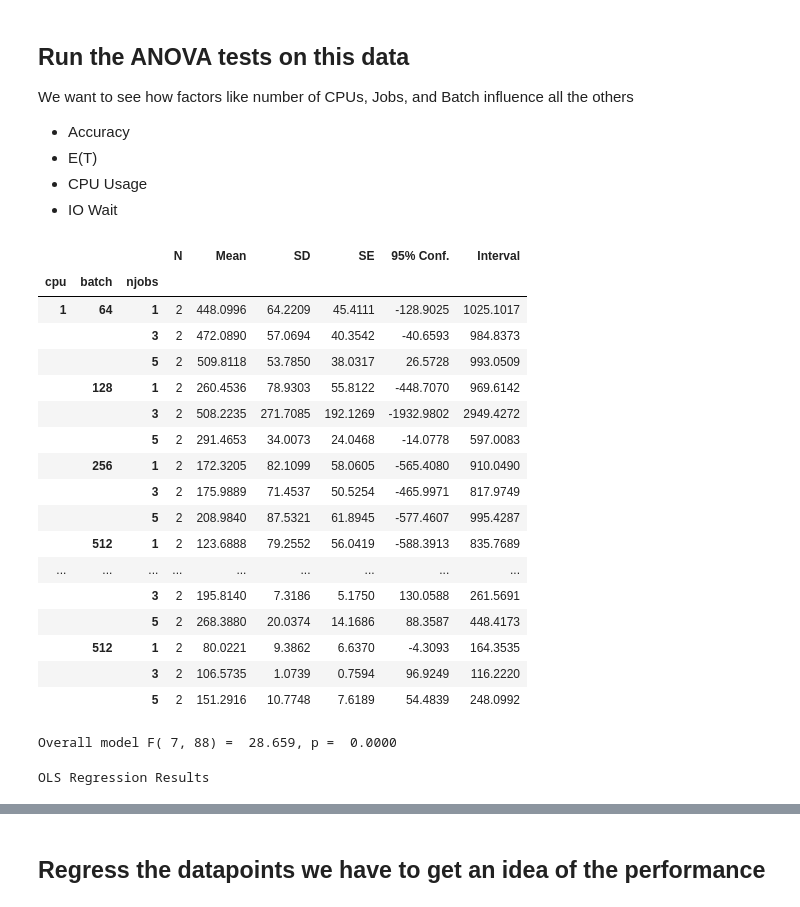
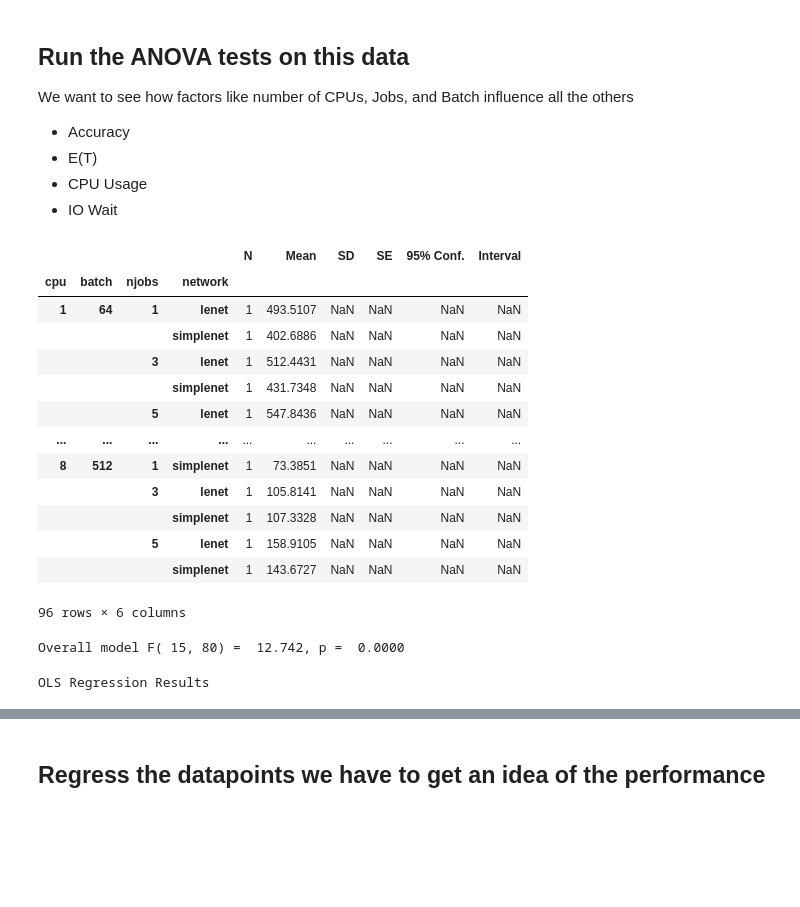
Before and after one commit to sharwinbobde/Courier-BigDL-Study, a Jupyter notebook: experiment-results.ipynb, the cells around one changed output, grey strips where cells are left out. Drawn from its saved outputs; the diff is of its cells as text; code cells hidden in the pictures; blank space fills up the shorter version.

```diff
--- a/experiment-results.ipynb
+++ b/experiment-results.ipynb
@@ -392,0 +574,34 @@ sns.barplot(x='batch', y='iowait_mean', data=results_df, ax=ax4);
+# %%
+def get_mu_disk(batch, jobs):
+    return coef_batch * batch + coef_jobs * jobs  + intercept
+
+# Take the mean of the mu as 120
+print('Get the predictions of the response time based on the batch and number of jobs')
+# Total time = Ncycles * (E(Tcpu) + E(t_disk))
+Tcpu = 0.045
+mu_cpu = 1/Tcpu
+
+res = {
+    'expected':[],
+    'actual':[]
+}
+
+for (batch, njobs), row in serv_df.iterrows():
+    # Measured time
+    T_true = row.time
+
+    # Apply the formula
+    l_disk = njobs * mu_cpu
+    mu_disk = get_mu_disk(batch, njobs)
+    Nt = (num_examples/batch) * num_epochs
+    Tdisk = 1/(mu_disk - l_disk)
+
+    T = Nt * (Tcpu + Tdisk)
+#     print(f'[Batch {batch}, Njobs {njobs}]--> Expected: {T}, Actual {T_true}')
+    res['expected'].append(T)
+    res['actual'].append(T_true)
+
+
+res = pd.DataFrame(res)
+
+res
@@ -410,9 +640,9 @@ def ANOVA(df: pd.DataFrame, y: str, use_all = False,verbose=False):
     if not use_all:
         # Plot the summary dataframe
         if verbose:
-            display(rp.summary_cont(results_df.groupby(['cpu', 'batch', 'njobs']))[y])
+            display(rp.summary_cont(results_df.groupby(['cpu', 'batch', 'njobs', 'network']))[y])
 
-        model = ols(f'{y} ~ cpu*batch*njobs', df).fit()
+        model = ols(f'{y} ~ cpu*batch*njobs*C(network)', df).fit()
 
     else:
         if y not in ['final_accuracy', 'time']:
@@ -429,33 +659,29 @@ def ANOVA(df: pd.DataFrame, y: str, use_all = False,verbose=False):
 
     res = sm.stats.anova_lm(model, typ=2)
 
-    return res
+    return res, model
 # %%
 # Simply change the output value for the y to the variable that you want to study
 # - iowait_mean
 # - final_accuracy
 # - time
 # - cpu_mean
-res = ANOVA(results_df, y='time', verbose=True)
+res, model = ANOVA(results_df, y='time', verbose=True)
 res
 # %% [output]
-|  |  |  | N | Mean | SD | SE | 95% Conf. | Interval |
-| cpu | batch | njobs |  |  |  |  |  |  |
-| 1 | 64 | 1 | 2 | 448.0996 | 64.2209 | 45.4111 | -128.9025 | 1025.1017 |
-|  |  | 3 | 2 | 472.0890 | 57.0694 | 40.3542 | -40.6593 | 984.8373 |
-|  |  | 5 | 2 | 509.8118 | 53.7850 | 38.0317 | 26.5728 | 993.0509 |
-|  | 128 | 1 | 2 | 260.4536 | 78.9303 | 55.8122 | -448.7070 | 969.6142 |
-|  |  | 3 | 2 | 508.2235 | 271.7085 | 192.1269 | -1932.9802 | 2949.4272 |
-|  |  | 5 | 2 | 291.4653 | 34.0073 | 24.0468 | -14.0778 | 597.0083 |
-|  | 256 | 1 | 2 | 172.3205 | 82.1099 | 58.0605 | -565.4080 | 910.0490 |
-|  |  | 3 | 2 | 175.9889 | 71.4537 | 50.5254 | -465.9971 | 817.9749 |
-|  |  | 5 | 2 | 208.9840 | 87.5321 | 61.8945 | -577.4607 | 995.4287 |
-|  | 512 | 1 | 2 | 123.6888 | 79.2552 | 56.0419 | -588.3913 | 835.7689 |
-| ... | ... | ... | ... | ... | ... | ... | ... | ... |
-|  |  | 3 | 2 | 195.8140 | 7.3186 | 5.1750 | 130.0588 | 261.5691 |
-|  |  | 5 | 2 | 268.3880 | 20.0374 | 14.1686 | 88.3587 | 448.4173 |
-|  | 512 | 1 | 2 | 80.0221 | 9.3862 | 6.6370 | -4.3093 | 164.3535 |
-|  |  | 3 | 2 | 106.5735 | 1.0739 | 0.7594 | 96.9249 | 116.2220 |
-|  |  | 5 | 2 | 151.2916 | 10.7748 | 7.6189 | 54.4839 | 248.0992 |
+|  |  |  |  | N | Mean | SD | SE | 95% Conf. | Interval |
+| cpu | batch | njobs | network |  |  |  |  |  |  |
+| 1 | 64 | 1 | lenet | 1 | 493.5107 | NaN | NaN | NaN | NaN |
+|  |  |  | simplenet | 1 | 402.6886 | NaN | NaN | NaN | NaN |
+|  |  | 3 | lenet | 1 | 512.4431 | NaN | NaN | NaN | NaN |
+|  |  |  | simplenet | 1 | 431.7348 | NaN | NaN | NaN | NaN |
+|  |  | 5 | lenet | 1 | 547.8436 | NaN | NaN | NaN | NaN |
+| ... | ... | ... | ... | ... | ... | ... | ... | ... | ... |
+| 8 | 512 | 1 | simplenet | 1 | 73.3851 | NaN | NaN | NaN | NaN |
+|  |  | 3 | lenet | 1 | 105.8141 | NaN | NaN | NaN | NaN |
+|  |  |  | simplenet | 1 | 107.3328 | NaN | NaN | NaN | NaN |
+|  |  | 5 | lenet | 1 | 158.9105 | NaN | NaN | NaN | NaN |
+|  |  |  | simplenet | 1 | 143.6727 | NaN | NaN | NaN | NaN |
-Overall model F( 7, 88) =  28.659, p =  0.0000
+96 rows × 6 columns
-OLS Regression Results
+Overall model F( 15, 80) =  12.742, p =  0.0000
+OLS Regression Results
```
Also changed, not shown: parts of 18 cells of this notebook.
